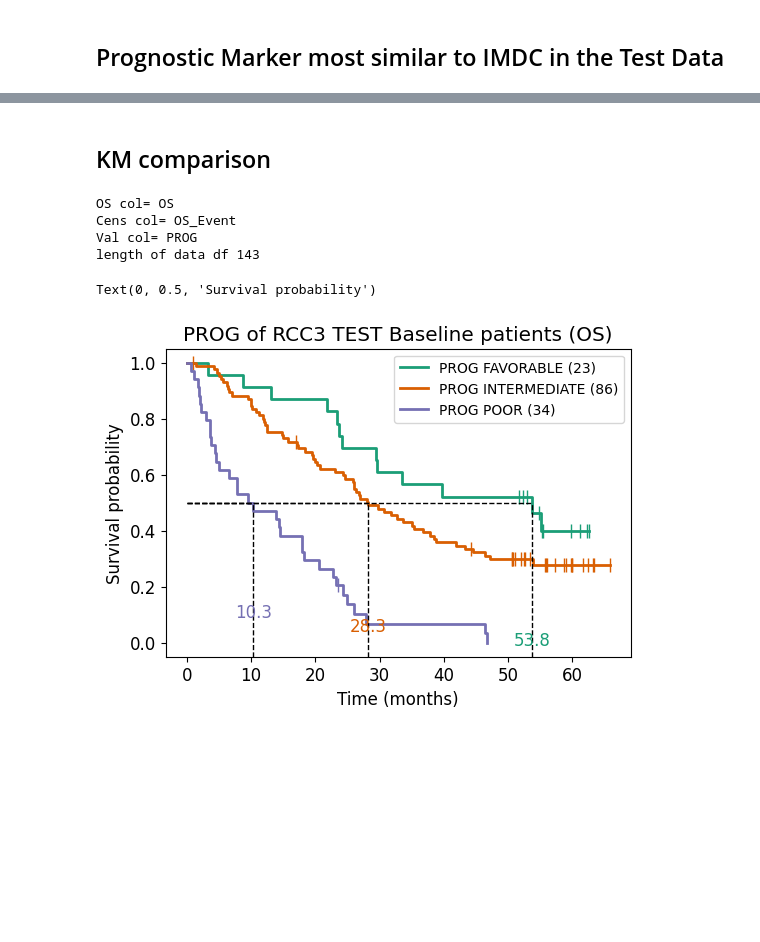
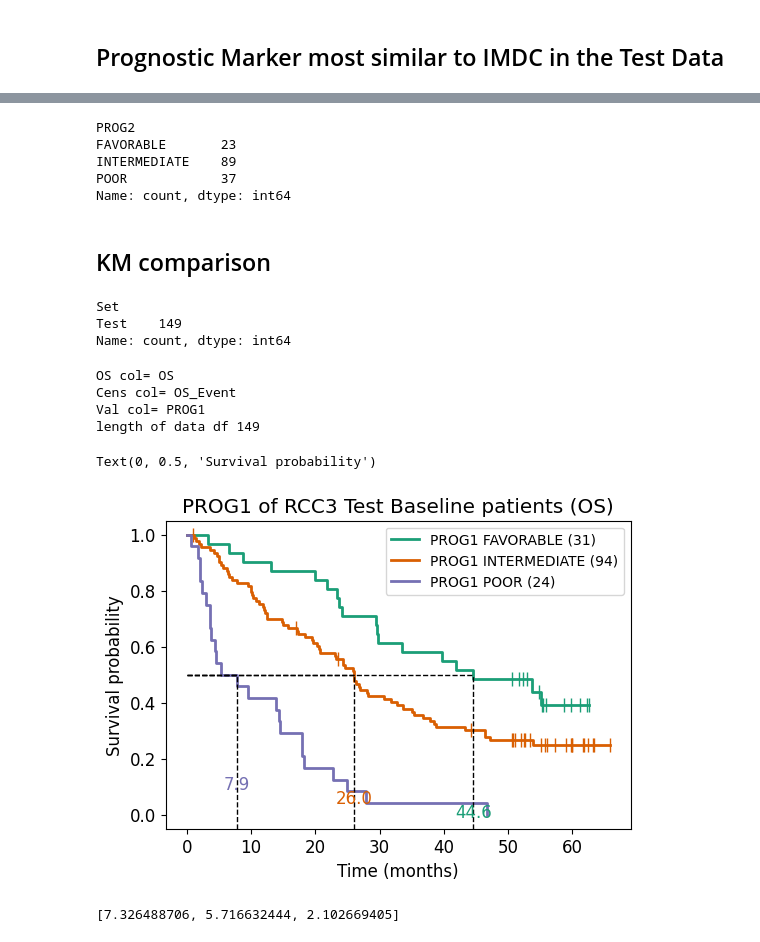
Before and after one commit to ReviveMed/mzEmbed, a Jupyter notebook: ml/matt_cph_threshold_may08.ipynb, the cells around one changed output, grey strips where cells are left out. Drawn from its saved outputs; the diff is of its cells as text; code cells hidden in the pictures; blank space fills up the shorter version.

```diff
--- a/ml/matt_cph_threshold_may08.ipynb
+++ b/ml/matt_cph_threshold_may08.ipynb
@@ -85,8 +85,8 @@ y_test['predicted survival'] = -1*pred_test
 ## Prognostic Marker #1
 # %%
 prog_name = 'PROG1'
-low_score_th = -5.127913
-intermediate_score_th = 1.4268135
+low_score_th = -1*1.4268135
+intermediate_score_th = -1* -5.127913
 
 print('low score threshold:', low_score_th)
 print('intermediate score threshold:', intermediate_score_th)
@@ -195,6 +201,12 @@ y_test.loc[(y_test['predicted survival'] > low_score_th) & (y_test['predicted su
 y_test.loc[y_test['predicted survival'] > intermediate_score_th, prog_name] = 'FAVORABLE'
 
 y_test[prog_name].value_counts().sort_index()
+# %% [output]
+PROG2
+FAVORABLE       23
+INTERMEDIATE    89
+POOR            37
+Name: count, dtype: int64
 # %% [markdown]
 ## KM comparison
 # %%
@@ -221,20 +233,32 @@ newcmp = ListedColormap(colors, name=f'Dark2_{k}')
 output_dir = '/app/mz_embed_engine/output'
 os.makedirs(output_dir, exist_ok=True)
 # %%
-val_col = 'PROG'
+val_col = 'PROG1'
 # val_col = 'IMDC'
 
 # os_col = 'PFS'
 # cens_col = 'PFS_Event'
 os_col = 'OS'
 cens_col = 'OS_Event'
+
+# y_data = y_trainval.copy()
+# y_name = 'TrainVal'
+
+y_data = y_test.copy()
+y_name = 'Test'
+
+y_data['Set'].value_counts()
+# %% [output]
+Set
+Test    149
+Name: count, dtype: int64
 # %%
-# y_data = y_test.copy()
-y_data = y_test_imdc.copy()
+
+
+# y_data = y_test_imdc.copy()
 # val_col = 'PROG-2925'
 # val_col = 'PROG-2925B'
 # val_col = 'PROG2925C'
-
 
 
 kmf = KaplanMeierFitter()
@@ -248,7 +272,9 @@ out_dict = {}
 fig = plt.figure(figsize=(6,4))
 plt.rcParams['font.size'] = 12
 
-data_df = y_data[(y_data['Set']=='Test') & (~y_data[val_col].isna()) & (y_data[val_col]!='NOT REPORTED')].copy()
+# data_df = y_data[(y_data['Set']=='Test') & (~y_data[val_col].isna()) & (y_data[val_col]!='NOT REPORTED')].copy()
+data_df = y_data[(~y_data[val_col].isna()) & (y_data[val_col]!='NOT REPORTED')].copy()
+
 print("length of data df", len(data_df))
 
 lnw = 1
@@ -274,37 +300,41 @@ for i in val_lvls:
 for i,os_vals in enumerate(os_list):
     cens = cens_list[i]
     kmf.fit(os_vals, event_observed=cens, label=f'{val_col} {val_lvls[i]} ({len(os_vals)})')
     # kmf.fit(os_vals, event_observed=eval(f"os_cen{i+1}"), label=f'Cluster {i+1} ({len(os_vals)})')
 
     ax = kmf.plot(show_censors=True,ci_show=False,censor_styles={'marker':'|','ms':10},linewidth=lnw2,color=newcmp(i))
     median_survival_time = kmf.median_survival_time_
     median_survival_time_list.append(median_survival_time)
 
 prev_t = 0
 for i,t in enumerate(median_survival_time_list):
     ax.hlines(0.5,0,t,linestyles='--',color='k',linewidth=lnw)
     ax.axvline(t,ymax=0.5,ls='--',color='k',linewidth=lnw)
     ax.text(t,0.01+i*0.05,f'{t:.1f}',rotation=0,va='center',ha='center',color=newcmp(i),fontsize=12)
 
 
 
 
 
 out_dict['mst'] = dict(zip(val_lvls,median_survival_time_list))
 
-plt.title(f'{val_col} of RCC3 TEST Baseline patients ({os_col})')
+plt.title(f'{val_col} of RCC3 {y_name} Baseline patients ({os_col})')
 # change the text size of the legend
 plt.legend(fontsize=10)
 plt.ylim(-.05,1.05)
 plt.xlabel('Time (months)')
 plt.ylabel('Survival probability')
 # %% [output]
 OS col= OS
 Cens col= OS_Event
-Val col= PROG
-length of data df 143
+Val col= PROG1
+length of data df 149
 Text(0, 0.5, 'Survival probability')
-[figure, old version]
+[figure, new version]
+# %%
+median_survival_time_list
+# %% [output]
+[7.326488706, 5.716632444, 2.102669405]
 # %%
 
 cox_ph_dict = {}
```
Also changed, not shown: parts of 7 cells of this notebook, 2 other files.
